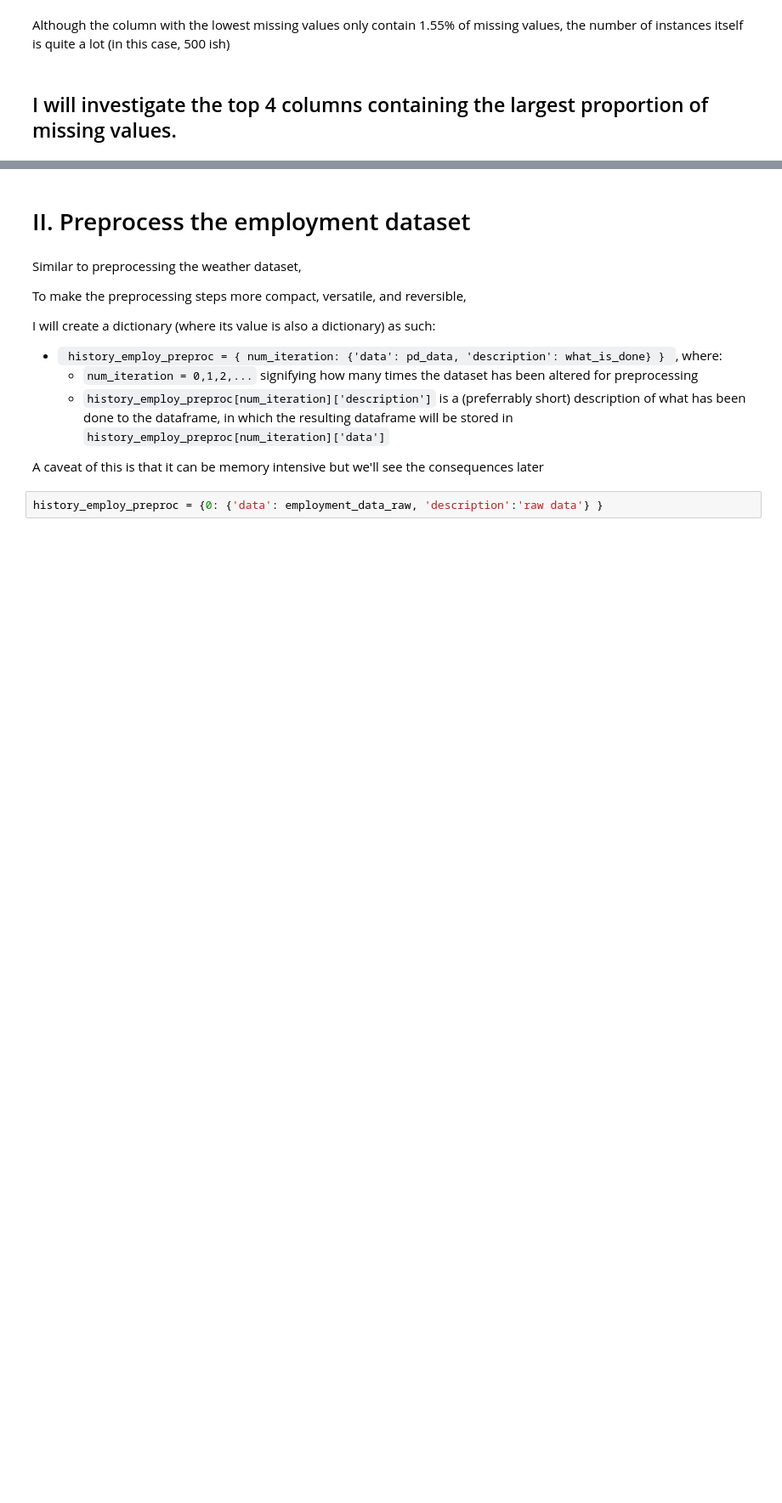
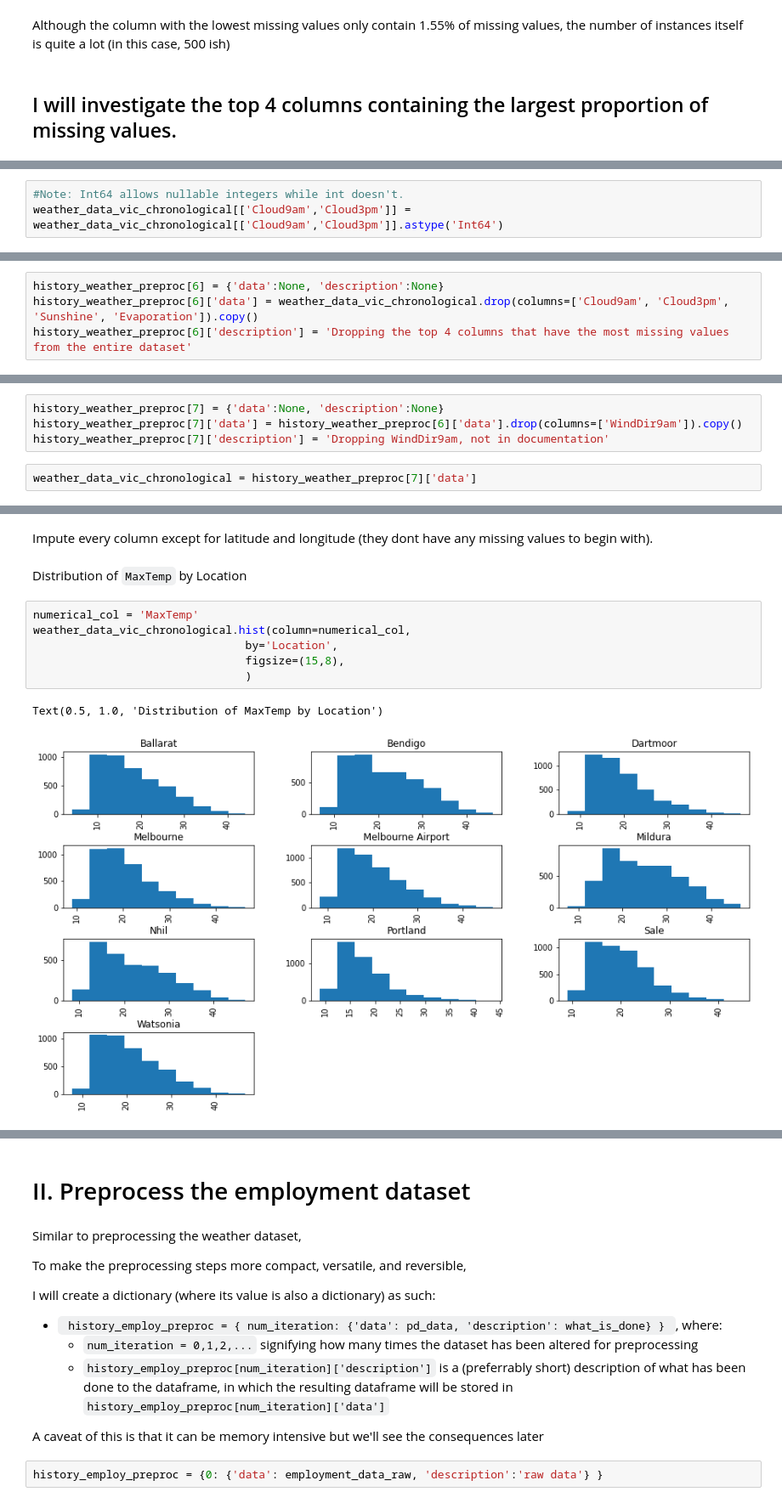
Before and after one commit to MAST30034-Applied-Data-Science/generic-real-estate-consulting-project-group-20, a Jupyter notebook: notebooks/PreliminaryInspectionKeithsExternalDatas.ipynb, the cells around one changed output, grey strips where cells are left out. Shown at 85% size. Cells and saved outputs as stored; diff of their text form; blank space fills up the shorter version.

```diff
--- a/notebooks/PreliminaryInspectionKeithsExternalDatas.ipynb
+++ b/notebooks/PreliminaryInspectionKeithsExternalDatas.ipynb
@@ -761,0 +689,3 @@ Hence, we can also drop <code>Evaporation</code>
+# %%
+#Note: Int64 allows nullable integers while int doesn't.
+weather_data_vic_chronological[['Cloud9am','Cloud3pm']] = weather_data_vic_chronological[['Cloud9am','Cloud3pm']].astype('Int64')
@@ -761,0 +875,4 @@ Hence, we can also drop <code>Evaporation</code>
+# %%
+history_weather_preproc[6] = {'data':None, 'description':None}
+history_weather_preproc[6]['data'] = weather_data_vic_chronological.drop(columns=['Cloud9am', 'Cloud3pm', 'Sunshine', 'Evaporation']).copy()
+history_weather_preproc[6]['description'] = 'Dropping the top 4 columns that have the most missing values from the entire dataset'
@@ -761,0 +938,6 @@ Hence, we can also drop <code>Evaporation</code>
+# %%
+history_weather_preproc[7] = {'data':None, 'description':None}
+history_weather_preproc[7]['data'] = history_weather_preproc[6]['data'].drop(columns=['WindDir9am']).copy()
+history_weather_preproc[7]['description'] = 'Dropping WindDir9am, not in documentation'
+# %%
+weather_data_vic_chronological = history_weather_preproc[7]['data']
@@ -761,0 +985,13 @@ Hence, we can also drop <code>Evaporation</code>
+# %% [markdown]
+Impute every column except for latitude and longitude (they dont have any missing values to begin with).
+# %% [markdown]
+Distribution of <Code>MaxTemp</code> by Location
+# %%
+numerical_col = 'MaxTemp'
+weather_data_vic_chronological.hist(column=numerical_col,
+                                by='Location',
+                                figsize=(15,8),
+                                )
+# %% [output]
+Text(0.5, 1.0, 'Distribution of MaxTemp by Location')
+[figure, added]
```
Also changed, not shown: parts of 146 cells of this notebook.
